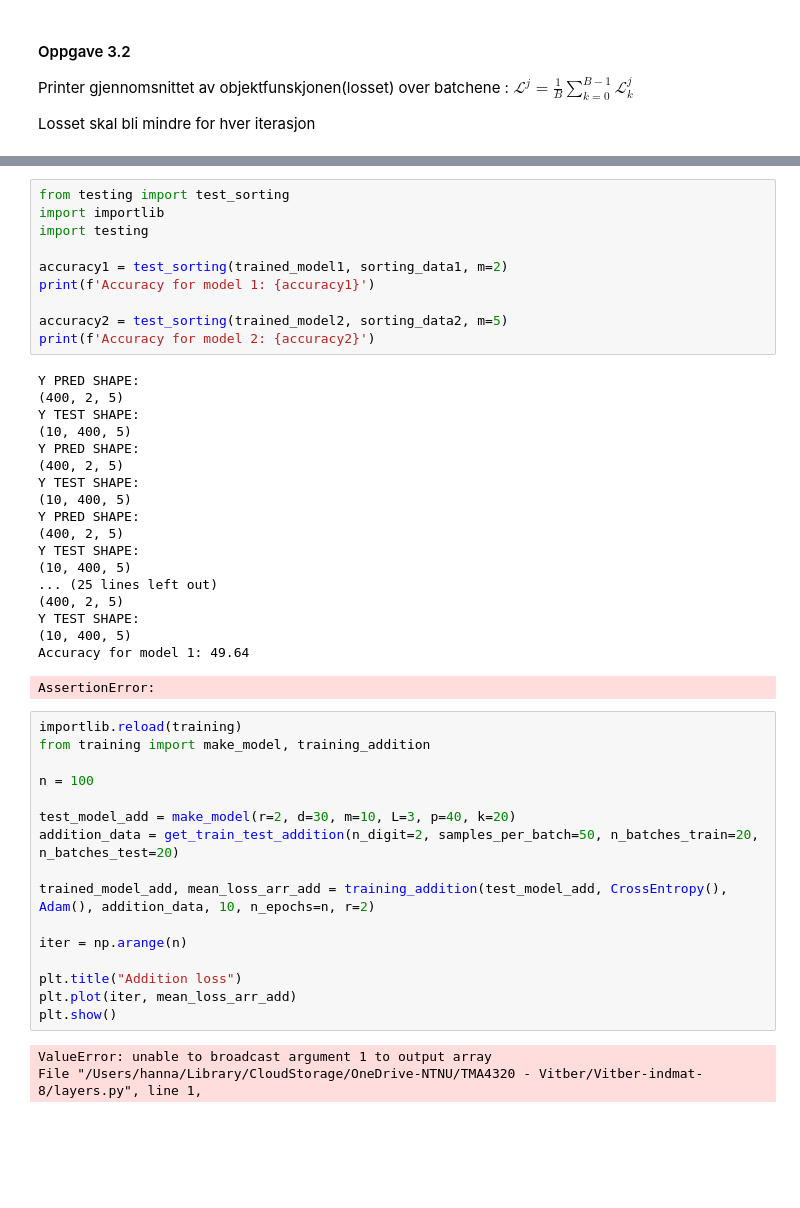
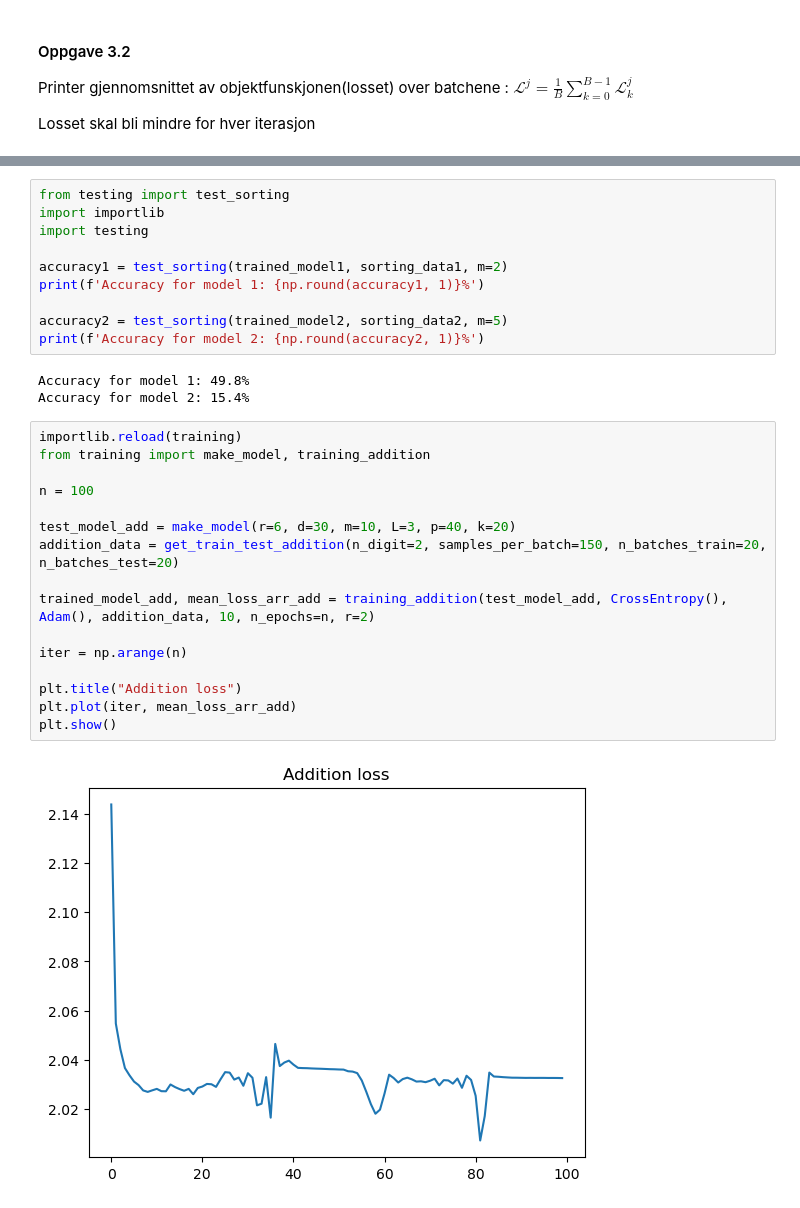
Before and after one commit to hannaroed/Vitber-indmat, a Jupyter notebook: file.ipynb, the cells around one changed output, grey strips where cells are left out. Cells and saved outputs as stored; diff of their text form; blank space fills up the shorter version.

```diff
--- a/file.ipynb
+++ b/file.ipynb
@@ -185,45 +185,28 @@ import importlib
 import testing
 
 accuracy1 = test_sorting(trained_model1, sorting_data1, m=2)
-print(f'Accuracy for model 1: {accuracy1}')
+print(f'Accuracy for model 1: {np.round(accuracy1, 1)}%')
 
 accuracy2 = test_sorting(trained_model2, sorting_data2, m=5)
-print(f'Accuracy for model 2: {accuracy2}')
+print(f'Accuracy for model 2: {np.round(accuracy2, 1)}%')
 # %% [output]
-Y PRED SHAPE:
-(400, 2, 5)
-Y TEST SHAPE:
-(10, 400, 5)
-Y PRED SHAPE:
-(400, 2, 5)
-Y TEST SHAPE:
-(10, 400, 5)
-Y PRED SHAPE:
-(400, 2, 5)
-Y TEST SHAPE:
-(10, 400, 5)
-... (25 lines left out)
-(400, 2, 5)
-Y TEST SHAPE:
-(10, 400, 5)
-Accuracy for model 1: 49.64
+Accuracy for model 1: 49.8%
+Accuracy for model 2: 15.4%
-AssertionError:
 # %%
 importlib.reload(training)
 from training import make_model, training_addition
 
 n = 100
 
-test_model_add = make_model(r=2, d=30, m=10, L=3, p=40, k=20)
-addition_data = get_train_test_addition(n_digit=2, samples_per_batch=50, n_batches_train=20, n_batches_test=20)
+test_model_add = make_model(r=6, d=30, m=10, L=3, p=40, k=20)
+addition_data = get_train_test_addition(n_digit=2, samples_per_batch=150, n_batches_train=20, n_batches_test=20)
 
 trained_model_add, mean_loss_arr_add = training_addition(test_model_add, CrossEntropy(), Adam(), addition_data, 10, n_epochs=n, r=2)
 
 iter = np.arange(n)
 
 plt.title("Addition loss")
 plt.plot(iter, mean_loss_arr_add)
 plt.show()
 # %% [output]
-ValueError: unable to broadcast argument 1 to output array
-File "/Users/hanna/Library/CloudStorage/OneDrive-NTNU/TMA4320 - Vitber/Vitber-indmat-8/layers.py", line 1,
+[figure, added]
```
Also changed, not shown: parts of 2 cells of this notebook, 2 other files.
